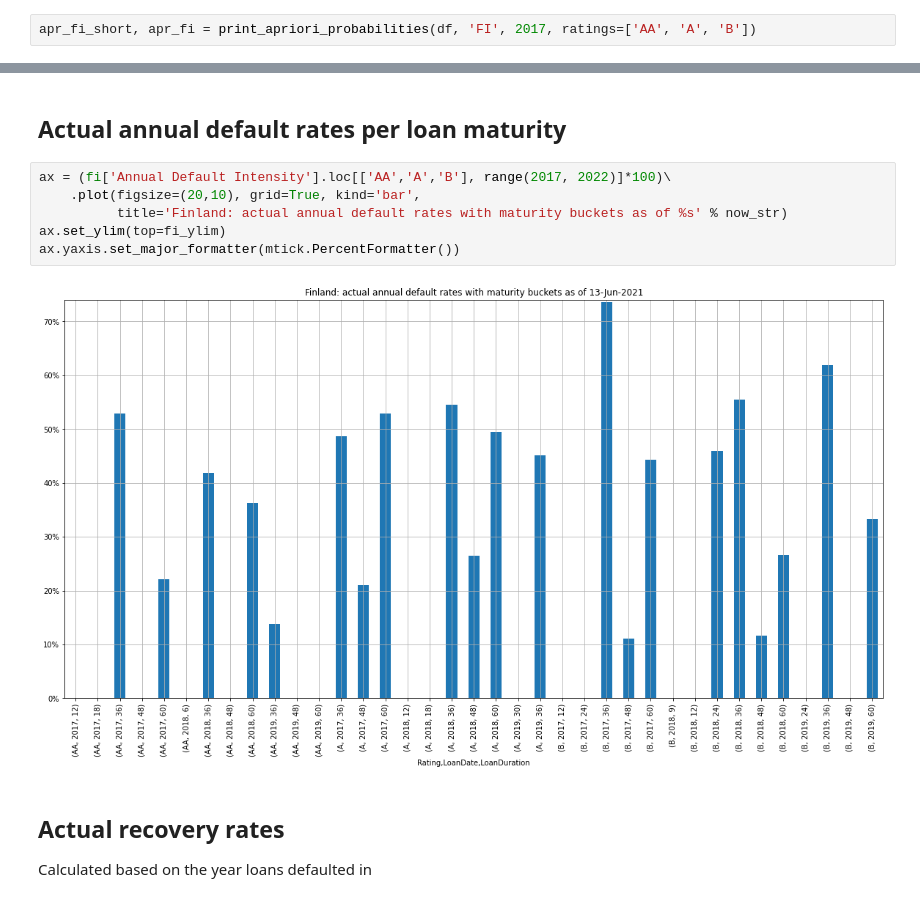
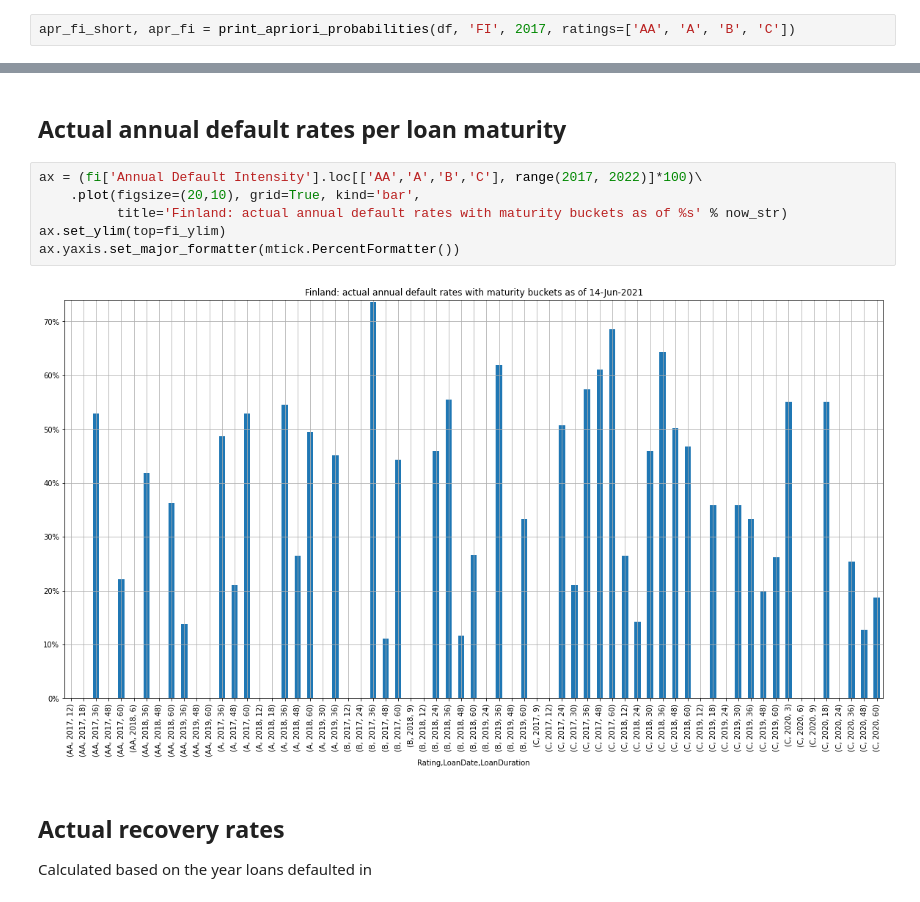
Before and after one commit to ilchen/bondora_defaults, a Jupyter notebook: bondora_defaults.ipynb, the cells around one changed output, grey strips where cells are left out. Drawn from its saved outputs; the diff is of its cells as text.

```diff
--- a/bondora_defaults.ipynb
+++ b/bondora_defaults.ipynb
@@ -133,5 +133,5 @@ B      2017           0.050887  0.128388  0.144076  0.429490  0.075403
 # %%
-apr_fi_short, apr_fi = print_apriori_probabilities(df, 'FI', 2017, ratings=['AA', 'A', 'B'])
+apr_fi_short, apr_fi = print_apriori_probabilities(df, 'FI', 2017, ratings=['AA', 'A', 'B', 'C'])
 # %% [output]
 ProbabilityOfDefault       min    median      mean       max       std
 Rating LoanDate
@@ -370,13 +347,13 @@ ax.yaxis.set_major_formatter(mtick.PercentFormatter())
 # %% [markdown]
 ## Actual annual default rates per loan maturity
 # %%
-ax = (fi['Annual Default Intensity'].loc[['AA','A','B'], range(2017, 2022)]*100)\
+ax = (fi['Annual Default Intensity'].loc[['AA','A','B','C'], range(2017, 2022)]*100)\
     .plot(figsize=(20,10), grid=True, kind='bar',
           title='Finland: actual annual default rates with maturity buckets as of %s' % now_str)
 ax.set_ylim(top=fi_ylim)
 ax.yaxis.set_major_formatter(mtick.PercentFormatter())
 # %% [output]
-[figure, old version]
+[figure, new version]
 # %% [markdown]
 ## Actual recovery rates
 Calculated based on the year loans defaulted in
```
Also changed, not shown: parts of 8 cells of this notebook.
